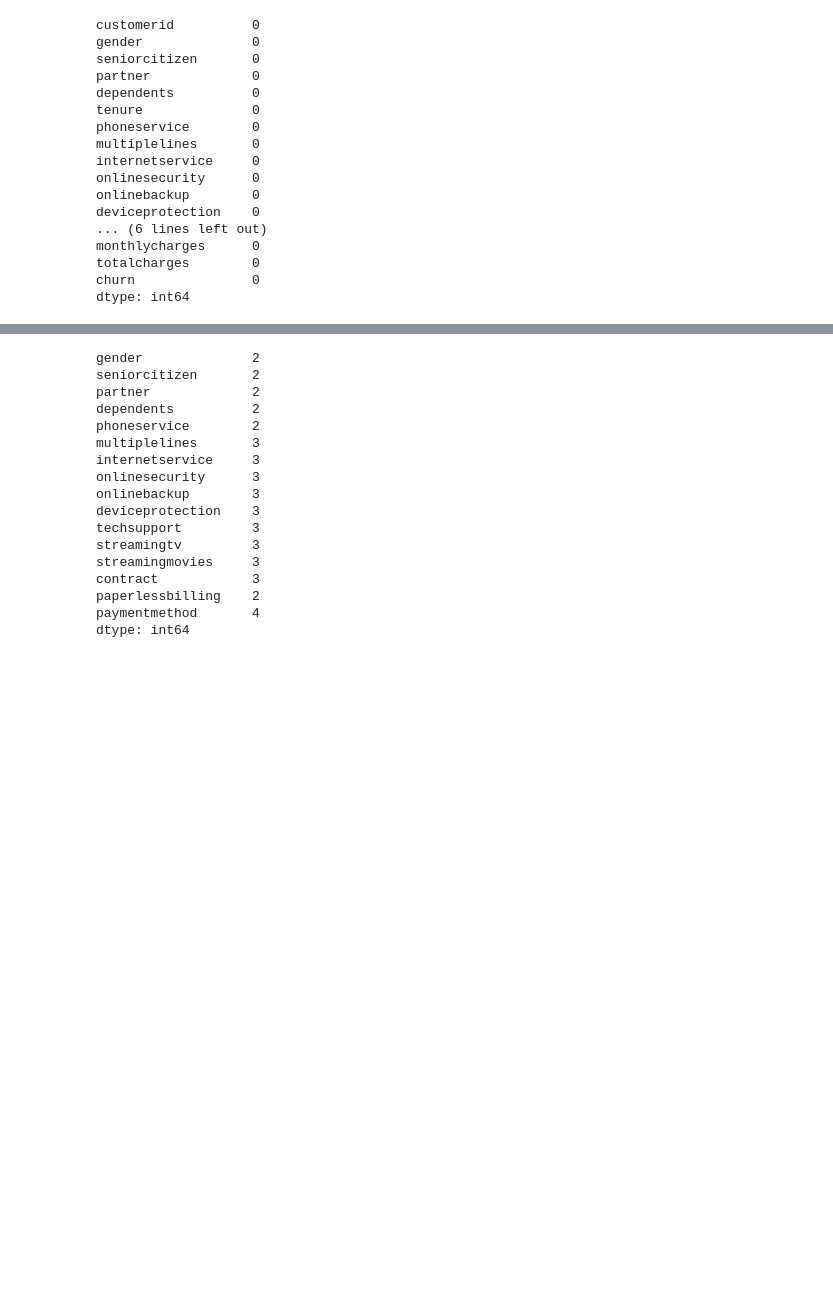
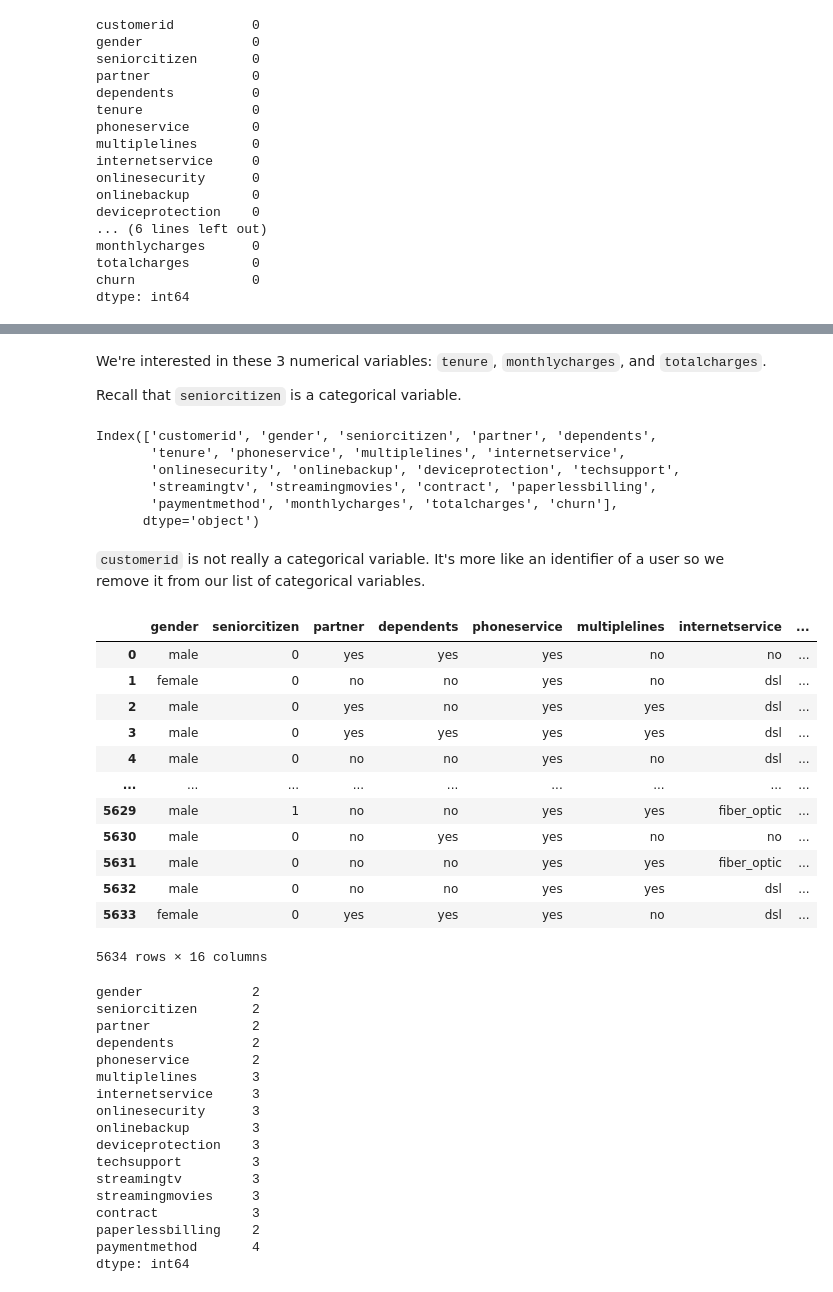
Before and after one commit to wanyingng/machine-learning-zoomcamp-2024, a Jupyter notebook: 03-classification/03-churn.ipynb, the cells around one changed output, grey strips where cells are left out. Saved outputs shown, nothing was run; the diff lists cells and outputs as text; code cells hidden in the pictures; blank space fills up the shorter version.

```diff
--- a/03-classification/03-churn.ipynb
+++ b/03-classification/03-churn.ipynb
@@ -182,5 +483,20 @@ df_full_train.churn.mean()
+# %% [markdown]
+We're interested in these 3 numerical variables: `tenure`, `monthlycharges`, and `totalcharges`.
+
+Recall that `seniorcitizen` is a categorical variable.
 # %%
 numerical = ['tenure', 'monthlycharges', 'totalcharges']
+# %%
+df_full_train.columns
+# %% [output]
+Index(['customerid', 'gender', 'seniorcitizen', 'partner', 'dependents',
+       'tenure', 'phoneservice', 'multiplelines', 'internetservice',
+       'onlinesecurity', 'onlinebackup', 'deviceprotection', 'techsupport',
+       'streamingtv', 'streamingmovies', 'contract', 'paperlessbilling',
+       'paymentmethod', 'monthlycharges', 'totalcharges', 'churn'],
+      dtype='object')
+# %% [markdown]
+`customerid` is not really a categorical variable. It's more like an identifier of a user so we remove it from our list of categorical variables.
 # %%
 categorical = [
     'gender',
@@ -200,4 +516,20 @@ categorical = [
     'paperlessbilling',
     'paymentmethod',
 ]
+# %%
+df_full_train[categorical]
+# %% [output]
+|  | gender | seniorcitizen | partner | dependents | phoneservice | multiplelines | internetservice | ... |
+| 0 | male | 0 | yes | yes | yes | no | no | ... |
+| 1 | female | 0 | no | no | yes | no | dsl | ... |
+| 2 | male | 0 | yes | no | yes | yes | dsl | ... |
+| 3 | male | 0 | yes | yes | yes | yes | dsl | ... |
+| 4 | male | 0 | no | no | yes | no | dsl | ... |
+| ... | ... | ... | ... | ... | ... | ... | ... | ... |
+| 5629 | male | 1 | no | no | yes | yes | fiber_optic | ... |
+| 5630 | male | 0 | no | yes | yes | no | no | ... |
+| 5631 | male | 0 | no | no | yes | yes | fiber_optic | ... |
+| 5632 | male | 0 | no | no | yes | yes | dsl | ... |
+| 5633 | female | 0 | yes | yes | yes | no | dsl | ... |
+5634 rows × 16 columns
 # %%
```
Also changed, not shown: parts of 79 cells of this notebook.
